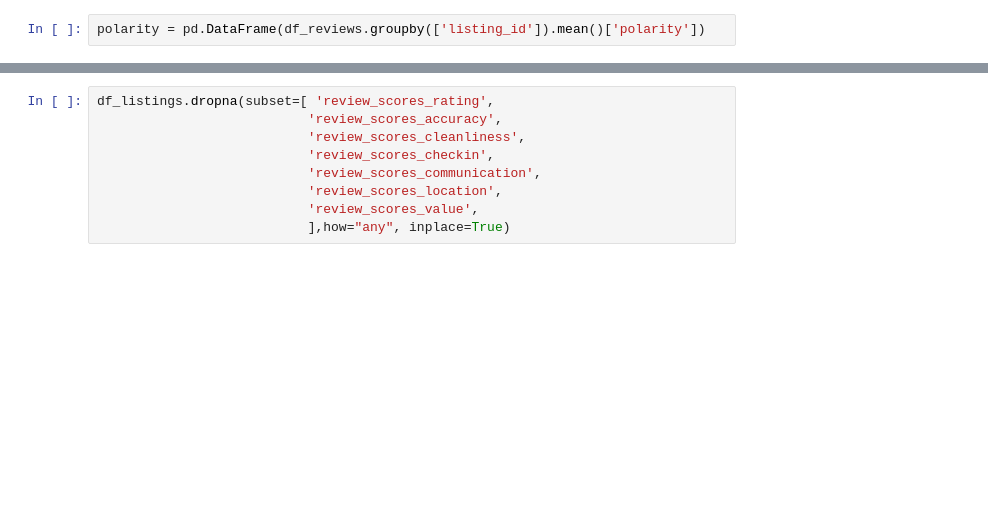
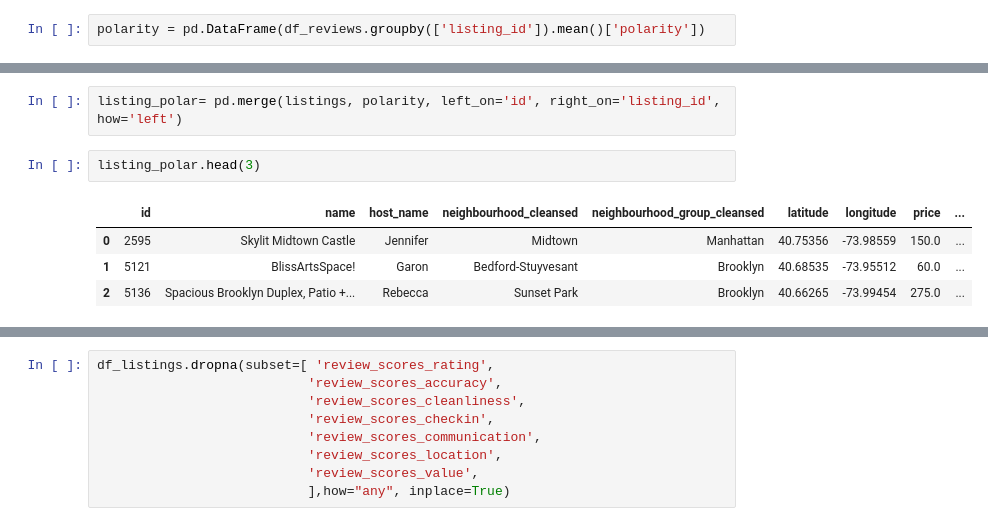
Before and after one commit to kamalova/Airbnb-Recommendation-Engine-NLP, a Jupyter notebook: Sentiment_Analysis.ipynb, the cells around one changed output, grey strips where cells are left out. Cells and saved outputs as stored; diff of their text form; blank space fills up the shorter version.

```diff
--- a/Sentiment_Analysis.ipynb
+++ b/Sentiment_Analysis.ipynb
@@ -550,0 +561,9 @@ final_df
+# %%
+listing_polar= pd.merge(listings, polarity, left_on='id', right_on='listing_id', how='left')
+# %%
+listing_polar.head(3)
+# %% [output]
+|  | id | name | host_name | neighbourhood_cleansed | neighbourhood_group_cleansed | latitude | longitude | price | ... |
+| 0 | 2595 | Skylit Midtown Castle | Jennifer | Midtown | Manhattan | 40.75356 | -73.98559 | 150.0 | ... |
+| 1 | 5121 | BlissArtsSpace! | Garon | Bedford-Stuyvesant | Brooklyn | 40.68535 | -73.95512 | 60.0 | ... |
+| 2 | 5136 | Spacious Brooklyn Duplex, Patio +... | Rebecca | Sunset Park | Brooklyn | 40.66265 | -73.99454 | 275.0 | ... |
```
Also changed, not shown: parts of 10 cells of this notebook.
